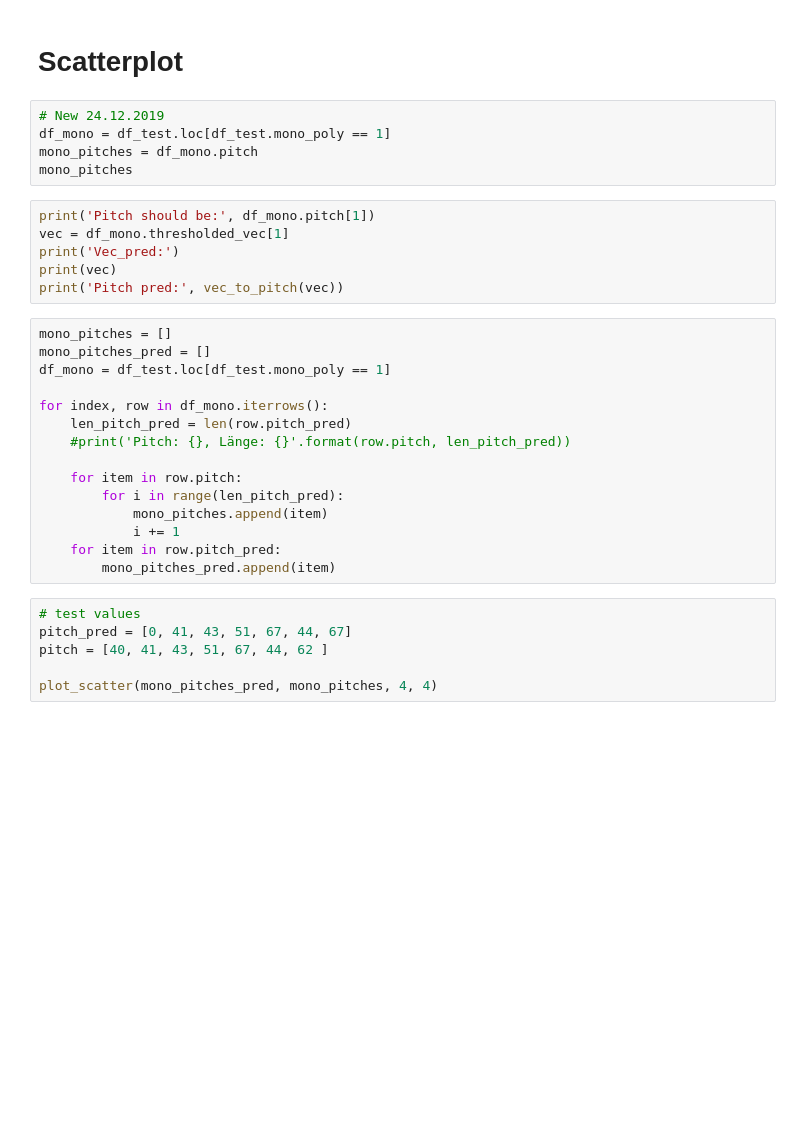
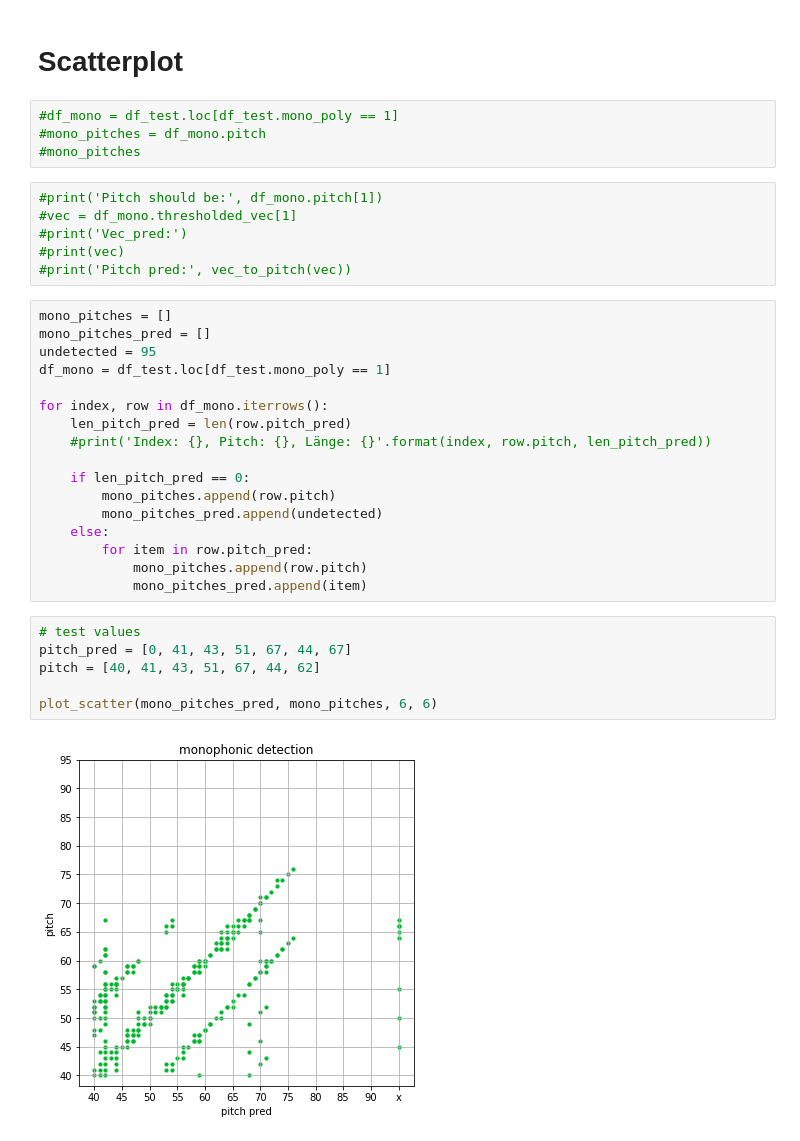
Before and after one commit to deiruch/AMt, a Jupyter notebook: AMt.ipynb, the cells around one changed output. Drawn from its saved outputs; the diff is of its cells as text; blank space fills up the shorter version.

```diff
--- a/AMt.ipynb
+++ b/AMt.ipynb
@@ -301,35 +364,38 @@ plot_box(mono_score, poly_score, 4, 4)
 # %% [markdown]
 # Scatterplot
 # %%
-# New 24.12.2019
-df_mono = df_test.loc[df_test.mono_poly == 1]
-mono_pitches = df_mono.pitch
-mono_pitches
+#df_mono = df_test.loc[df_test.mono_poly == 1]
+#mono_pitches = df_mono.pitch
+#mono_pitches
 # %%
-print('Pitch should be:', df_mono.pitch[1])
-vec = df_mono.thresholded_vec[1]
-print('Vec_pred:')
-print(vec)
-print('Pitch pred:', vec_to_pitch(vec))
+#print('Pitch should be:', df_mono.pitch[1])
+#vec = df_mono.thresholded_vec[1]
+#print('Vec_pred:')
+#print(vec)
+#print('Pitch pred:', vec_to_pitch(vec))
 # %%
 mono_pitches = []
 mono_pitches_pred = []
+undetected = 95
 df_mono = df_test.loc[df_test.mono_poly == 1]
 
 for index, row in df_mono.iterrows():
     len_pitch_pred = len(row.pitch_pred)
-    #print('Pitch: {}, Länge: {}'.format(row.pitch, len_pitch_pred))
+    #print('Index: {}, Pitch: {}, Länge: {}'.format(index, row.pitch, len_pitch_pred))
 
-    for item in row.pitch:
-        for i in range(len_pitch_pred):
-            mono_pitches.append(item)
-            i += 1
-    for item in row.pitch_pred:
-        mono_pitches_pred.append(item)
+    if len_pitch_pred == 0:
+        mono_pitches.append(row.pitch)
+        mono_pitches_pred.append(undetected)
+    else:
+        for item in row.pitch_pred:
+            mono_pitches.append(row.pitch)
+            mono_pitches_pred.append(item)
 # %%
 # test values
 pitch_pred = [0, 41, 43, 51, 67, 44, 67]
-pitch = [40, 41, 43, 51, 67, 44, 62 ]
+pitch = [40, 41, 43, 51, 67, 44, 62]
 
-plot_scatter(mono_pitches_pred, mono_pitches, 4, 4)
+plot_scatter(mono_pitches_pred, mono_pitches, 6, 6)
+# %% [output]
+[figure, added]
 # %%
```
Also changed, not shown: parts of 37 cells of this notebook, 2 other files.
